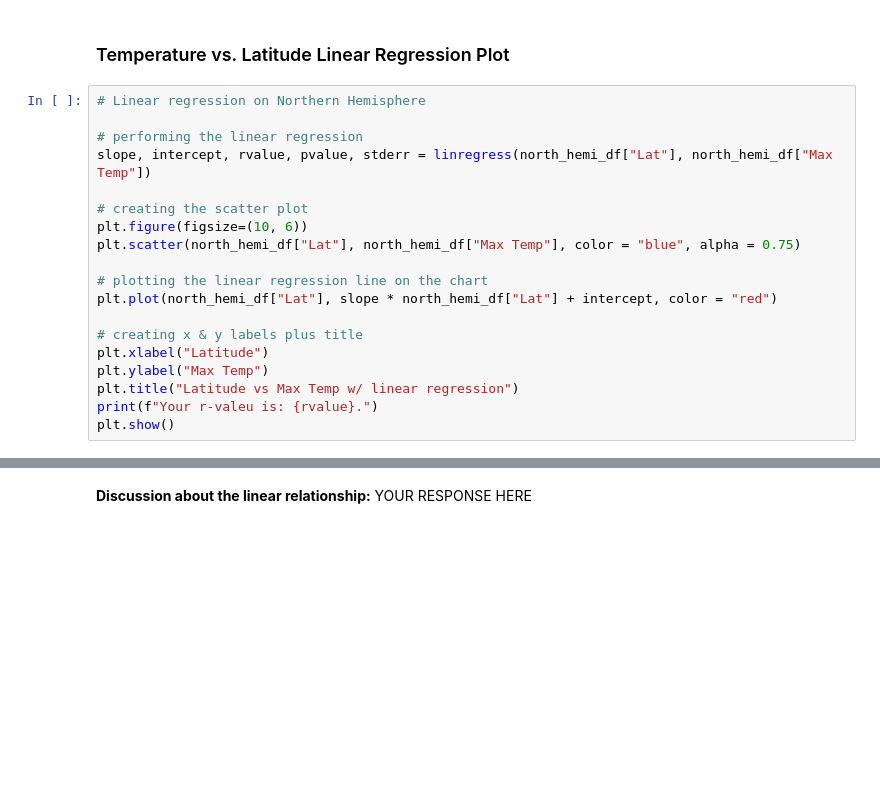
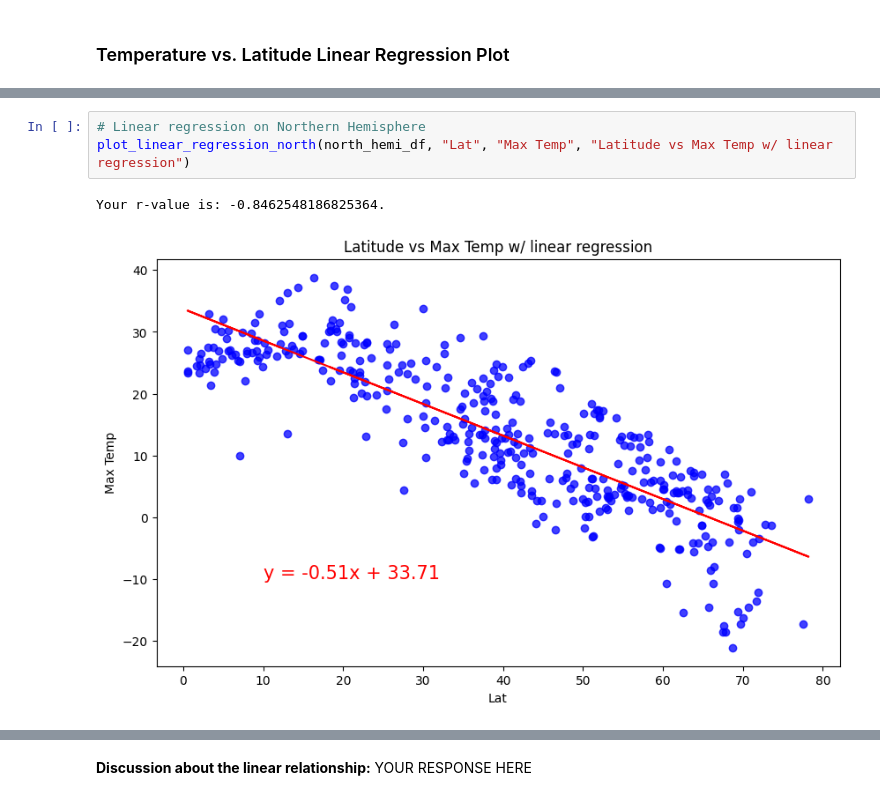
Before and after one commit to JetJagar/API_Data_Analysis, a Jupyter notebook: WeatherPy.ipynb, the cells around one changed output, grey strips where cells are left out. Saved outputs shown, nothing was run; the diff lists cells and outputs as text; blank space fills up the shorter version.

```diff
--- a/WeatherPy.ipynb
+++ b/WeatherPy.ipynb
@@ -327,22 +318,3 @@ south_hemi_df.head()
 | 10 | 10 | colorado | -22.8375 | -51.9731 | 20.36 | 86 | 96 | 4.69 | BR | 1666107965 |
 # %% [markdown]
 ###  Temperature vs. Latitude Linear Regression Plot
-# %%
-# Linear regression on Northern Hemisphere
-
-# performing the linear regression
-slope, intercept, rvalue, pvalue, stderr = linregress(north_hemi_df["Lat"], north_hemi_df["Max Temp"])
-
-# creating the scatter plot
-plt.figure(figsize=(10, 6))
-plt.scatter(north_hemi_df["Lat"], north_hemi_df["Max Temp"], color = "blue", alpha = 0.75)
-
-# plotting the linear regression line on the chart
-plt.plot(north_hemi_df["Lat"], slope * north_hemi_df["Lat"] + intercept, color = "red")
-
-# creating x & y labels plus title
-plt.xlabel("Latitude")
-plt.ylabel("Max Temp")
-plt.title("Latitude vs Max Temp w/ linear regression")
-print(f"Your r-valeu is: {rvalue}.")
-plt.show()
@@ -357,0 +369,6 @@ The r^2-value is: 0.6720220238897325
+# %%
+# Linear regression on Northern Hemisphere
+plot_linear_regression_north(north_hemi_df, "Lat", "Max Temp", "Latitude vs Max Temp w/ linear regression")
+# %% [output]
+Your r-value is: -0.8462548186825364.
+[figure, added]
```
Also changed, not shown: parts of 21 cells of this notebook.
